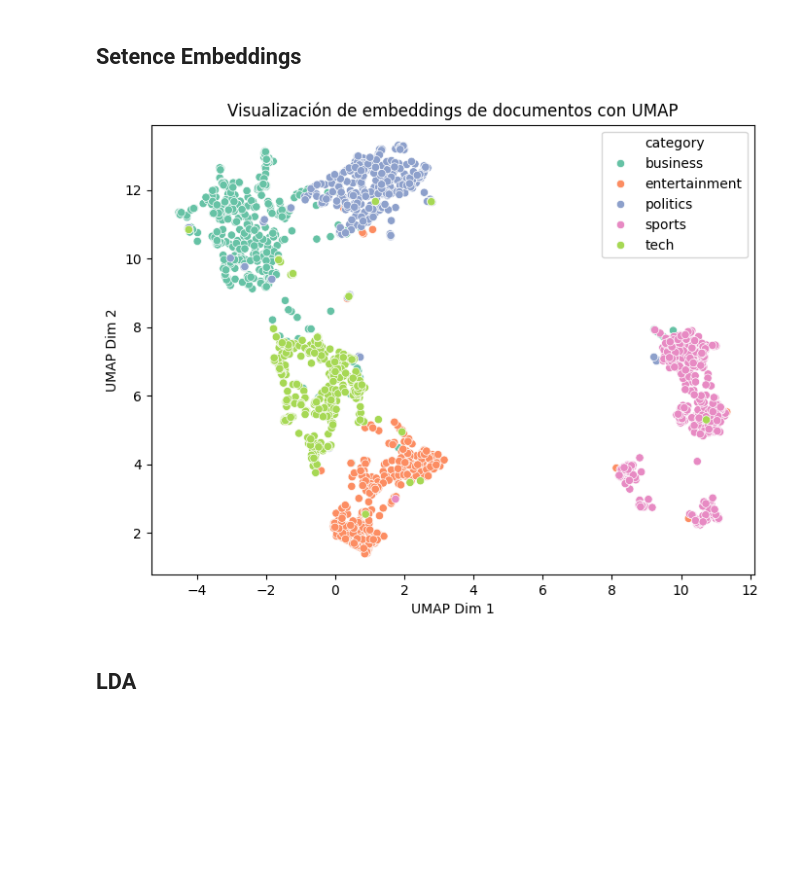
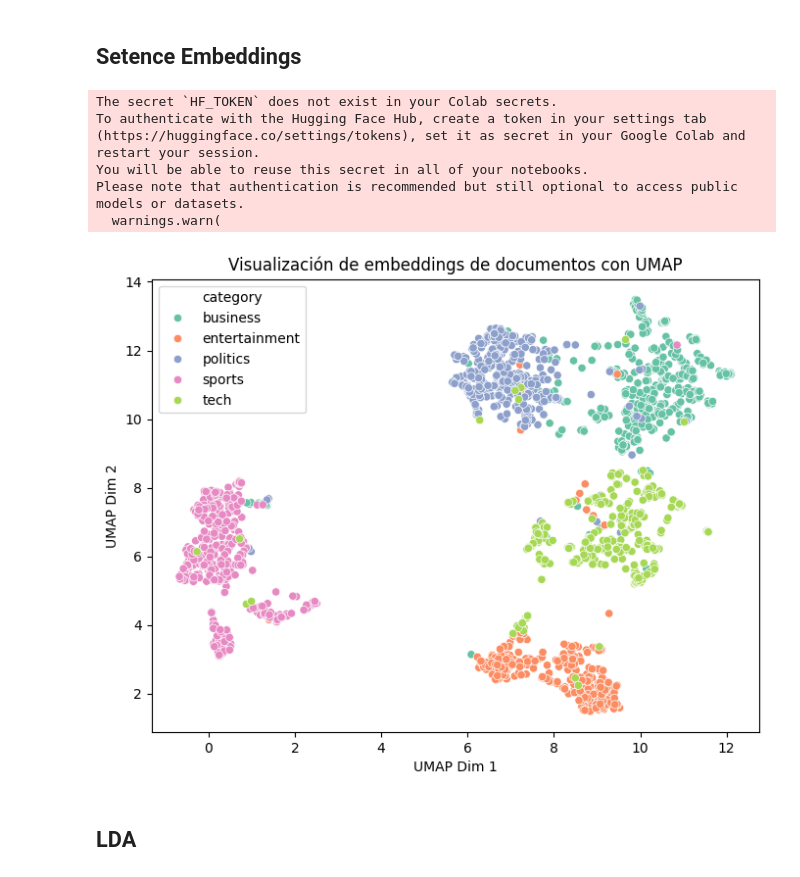
Before and after one commit to CDF51342/NLP-News-Classifier, a Jupyter notebook: Prototipo_BERT_LDA.ipynb, the cells around one changed output. Cells and saved outputs as stored; diff of their text form; code cells hidden in the pictures; blank space fills up the shorter version.

Commit message:
preprocesss

```diff
--- a/Prototipo_BERT_LDA.ipynb
+++ b/Prototipo_BERT_LDA.ipynb
@@ -89,0 +201,16 @@ df_test.head()
+# %%
+def preprocess_text(text):
+    tokens = word_tokenize(text.lower())
+    tokens = standardize_tokens_spacy(tokens)
+    stop_words = set(stopwords.words("english"))
+    tokens = [token for token in tokens if token not in stop_words]
+    stemmer = PorterStemmer()
+    tokens = [stemmer.stem(token) for token in tokens]
+    tokens = [token.lemma_ for token in nlp(" ".join(tokens))]
+    lemmatizer = WordNetLemmatizer()
+    tokens = [lemmatizer.lemmatize(token, get_wordnet_pos(token)) for token in tokens]
+
+    return tokens
+# %%
+df_train["processed"] = df_train["text"].apply(preprocess_text)
+df_test["processed"] = df_test["text"].apply(preprocess_text)
@@ -134,8 +283,12 @@ plt.show()
 ## td-idf
 # %%
 vectorizer = TfidfVectorizer(stop_words="english", max_features=5000)
-X_train_tfidf = vectorizer.fit_transform(df_train["text"])
-X_test_tfidf = vectorizer.transform(df_test["text"])
+
+df_train["processed_text"] = df_train["processed"].apply(lambda tokens: " ".join(tokens))
+df_test["processed_text"] = df_test["processed"].apply(lambda tokens: " ".join(tokens))
+
+X_train_tfidf = vectorizer.fit_transform(df_train["processed_text"])
+X_test_tfidf = vectorizer.transform(df_test["processed_text"])
 
 # Visualización de algunas palabras más relevantes por clase
 feature_names = vectorizer.get_feature_names_out()
@@ -162,12 +330,2 @@ pd.DataFrame(keywords).T
 # %% [markdown]
 ## Word Embeddings Word2Vec
-# %%
-# Tokenización
-df_train["tokens"] = df_train["text"].apply(lambda x: x.lower().split())
-
-# Entrenar Word2Vec
-word2vec_model = Word2Vec(sentences=df_train["tokens"], vector_size=100, window=5, min_count=5, workers=4)
-
-# Visualizar palabras similares
-word_similarities = word2vec_model.wv.most_similar("government", topn=10)
-print("Palabras más similares a 'government':", word_similarities)
@@ -178,24 +378,29 @@ Palabras más similares a 'government': [('party', 0.803234338760376), ('change'
 # %%
 # Modelo de embeddings de oraciones
 model = SentenceTransformer("all-MiniLM-L6-v2")
 
 # Generar embeddings
-X_train_embeddings = model.encode(df_train["text"])
-X_test_embeddings = model.encode(df_test["text"])
+X_train_embeddings = model.encode(df_train["processed_text"])
+X_test_embeddings = model.encode(df_test["processed_text"])
 
 # Reducir dimensionalidad con UMAP
 reducer = umap.UMAP(n_neighbors=15, n_components=2, metric="cosine")
 X_reduced = reducer.fit_transform(X_train_embeddings)
 
 # Graficar
 plt.figure(figsize=(8, 6))
 sns.scatterplot(x=X_reduced[:, 0], y=X_reduced[:, 1], hue=df_train["category"], palette="Set2")
 plt.title("Visualización de embeddings de documentos con UMAP")
 plt.xlabel("UMAP Dim 1")
 plt.ylabel("UMAP Dim 2")
 plt.show()
 # %% [output]
+The secret `HF_TOKEN` does not exist in your Colab secrets.
+To authenticate with the Hugging Face Hub, create a token in your settings tab (https://huggingface.co/settings/tokens), set it as secret in your Google Colab and restart your session.
+You will be able to reuse this secret in all of your notebooks.
+Please note that authentication is recommended but still optional to access public models or datasets.
+  warnings.warn(
-[figure, old version]
+[figure, new version]
 # %% [markdown]
 ## LDA
 # %%
```
Also changed, not shown: parts of 34 cells of this notebook.
